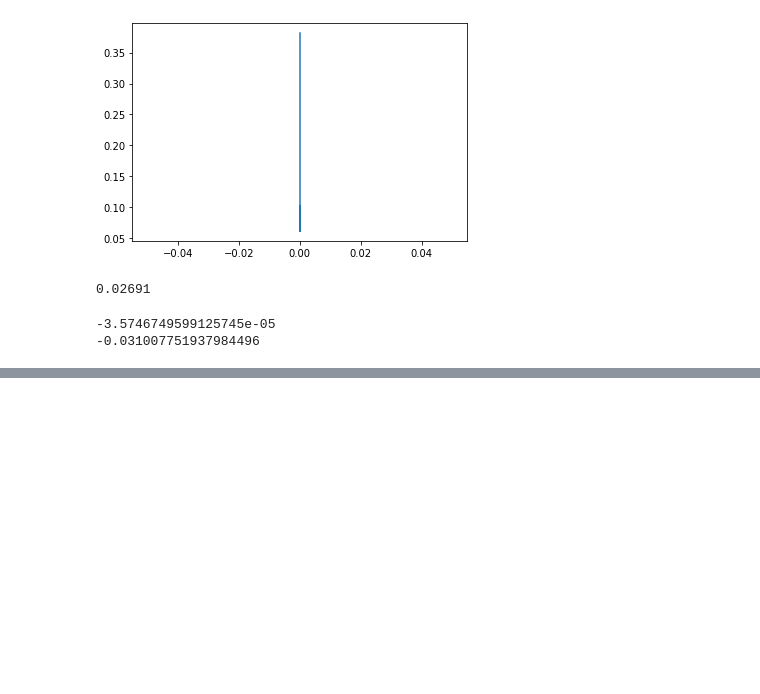
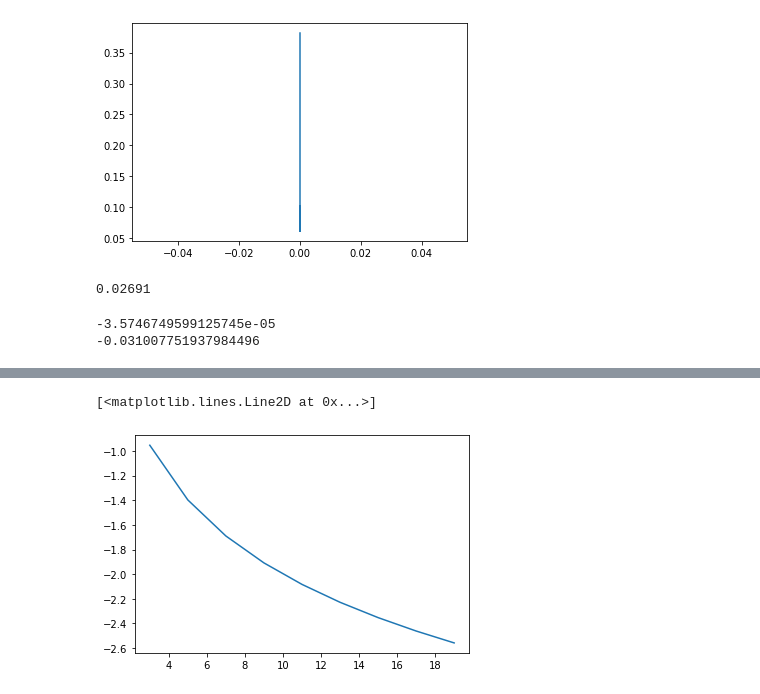
Before and after one commit to felipeangelimvieira/seal_parameter_identification, a Jupyter notebook: draft-notebooks/savgol_filter.ipynb, the cells around one changed output, grey strips where cells are left out. Drawn from its saved outputs; the diff is of its cells as text; code cells hidden in the pictures; blank space fills up the shorter version.

```diff
--- a/draft-notebooks/savgol_filter.ipynb
+++ b/draft-notebooks/savgol_filter.ipynb
@@ -147,0 +163,5 @@ print(h[0])
+# %%
+plt.plot(Ns, np.log10(factors)
+# %% [output]
+[<matplotlib.lines.Line2D at 0x...>]
+[figure, added]
```
Also changed, not shown: parts of 8 cells of this notebook, 21 other files.
